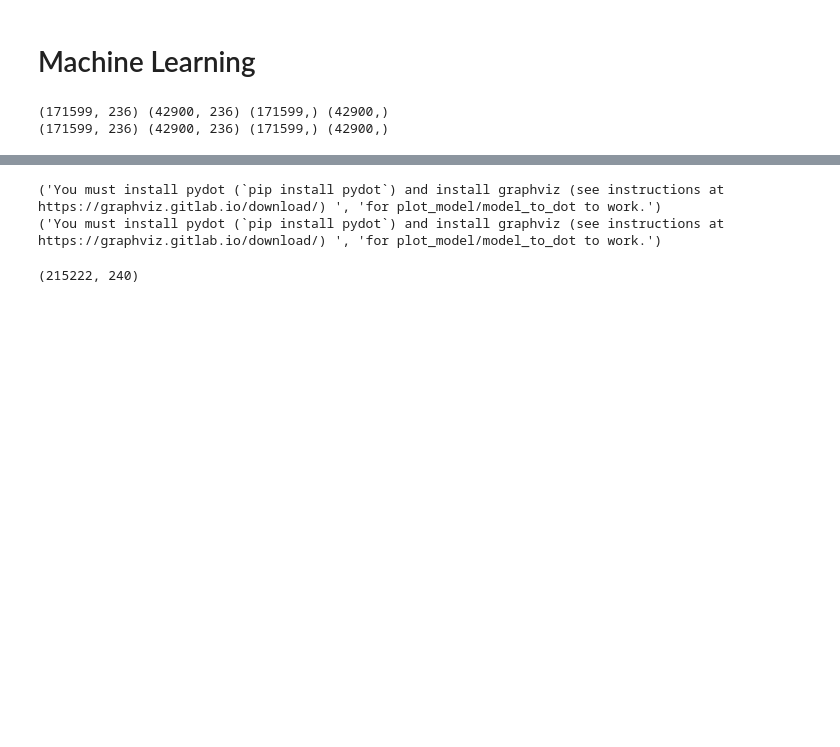
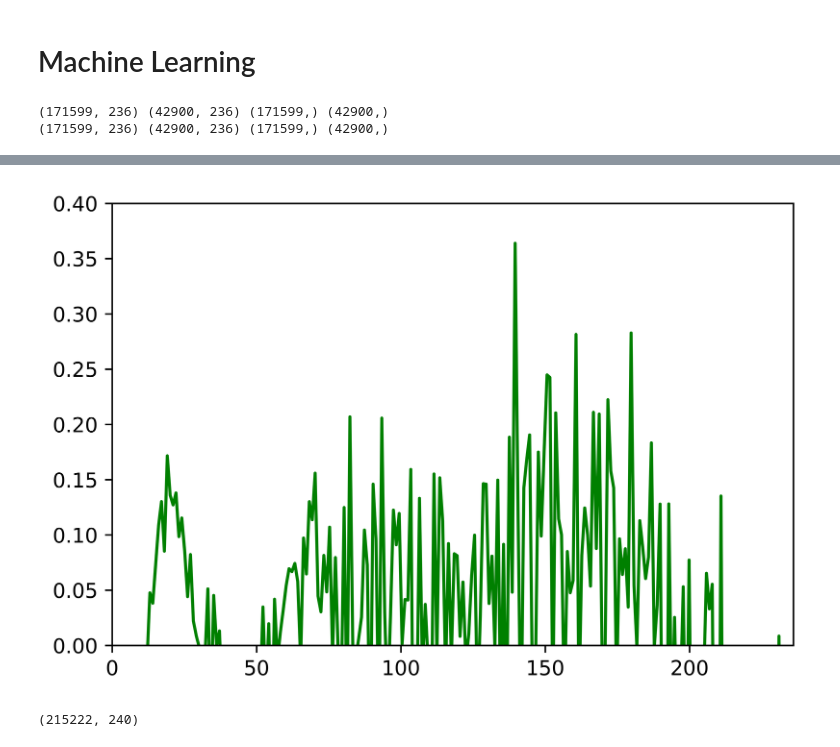
Before and after one commit to michaelsong4399/starzam, a Jupyter notebook: ML/model2.ipynb, the cells around one changed output, grey strips where cells are left out. Drawn from its saved outputs; the diff is of its cells as text; code cells hidden in the pictures; blank space fills up the shorter version.

```diff
--- a/ML/model2.ipynb
+++ b/ML/model2.ipynb
@@ -308,0 +295,7 @@ _________________________________________________________________
+# %%
+weights = model.get_weights()
+print(weights[1])
+print(weights[2])
+print(weights[3])
+print(np.where(weights[0] > 0))
+print(weights[0][26:150])
@@ -309,19 +320,60 @@ _________________________________________________________________
+# %%
+plt.rcParams['figure.dpi'] = 1000
+# plt.figure(figsize = (6.4,4.8))
+# plt.scatter(train_y[:500],pred_train_y[:500], c='red', alpha=0.5,s=0.5)
+# plt.scatter(test_y[:500],pred_test_y[:500], c='blue', alpha=0.5,s=0.5)
+# plt.hist2d(train_y,pred_train_y,bins=[100,100],cmin=20)
+# plt.hist2d(test_y,pred_test_y,bins=[100,100],cmin=20,cmap=plt.cm.BuPu)
+
+
+# plt.scatter(rand_y,pred_rand_y, c='orange', alpha=0.5,s=0.1)
+
+# bot = 4000
+# top = 6000
+# bot = 2
+# top = 4
+
+linex = np.linspace(1,237,236)
+# liney = linex
+# lineytop = linex*1.06
+# lineybot = linex*0.94
+# lineytop2 = linex*1.05
+# lineybot2 = linex*0.95
+# # Create the plot
+plt.plot(linex, weights[0].flatten(),c="green",label="±0")
+# # plt.plot(linex, lineytop,c="red",label="+6%")
+# # plt.plot(linex, lineybot,c="red",label="-6%")
+# plt.plot(linex, lineytop2,c="orange",label="+200")
+# plt.plot(linex, lineybot2,c="orange",label="-200")
+# labelLines(plt.gca().get_lines(), zorder=2.5)
+
+
+plt.xlim(0,236)
+plt.ylim(0,0.4)
+# plt.gca().set_aspect(2, adjustable='box')
+# plt.title('Sampled Prediction Data, 1000 Points')
+# plt.ylabel('Predicted Effective Temperature (°K)')
+# plt.xlabel('Measured Effective Temperature (°K)')
+# lgnd = plt.legend(['train', 'test'], loc='upper left')
+# lgnd.legendHandles[0]._sizes = [20]
+# lgnd.legendHandles[1]._sizes = [20]
+plt.savefig('/Users/michaelsong/Documents/GitHub/starzam/Results/w2.png')
+plt.show()
+# %% [output]
+[figure, added]
 # %%
-plot_model(model,to_file='/Users/michaelsong/Documents/GitHub/starzam/Results/5.7_model',show_shapes=True)
-plot_model(
-    model,
-    to_file='/Users/michaelsong/Documents/GitHub/starzam/Results/5.7_model',
-    show_shapes=False,
-    show_dtype=False,
-    show_layer_names=True,
-    rankdir="TB",
-    expand_nested=False,
-    dpi=96,
-    layer_range=None,
-)
+# plot_model(model,to_file='/Users/michaelsong/Documents/GitHub/starzam/Results/5.7_model',show_shapes=True)
+# plot_model(
+#     model,
+#     to_file='/Users/michaelsong/Documents/GitHub/starzam/Results/5.7_model',
+#     show_shapes=False,
+#     show_dtype=False,
+#     show_layer_names=True,
+#     rankdir="TB",
+#     expand_nested=False,
+#     dpi=96,
+#     layer_range=None,
+# )
-# %% [output]
-('You must install pydot (`pip install pydot`) and install graphviz (see instructions at https://graphviz.gitlab.io/download/) ', 'for plot_model/model_to_dot to work.')
-('You must install pydot (`pip install pydot`) and install graphviz (see instructions at https://graphviz.gitlab.io/download/) ', 'for plot_model/model_to_dot to work.')
 # %%
 rand_data = np.empty((1,241))
 for i in range(1610):
```
Also changed, not shown: parts of 19 cells of this notebook, 15 other files.
